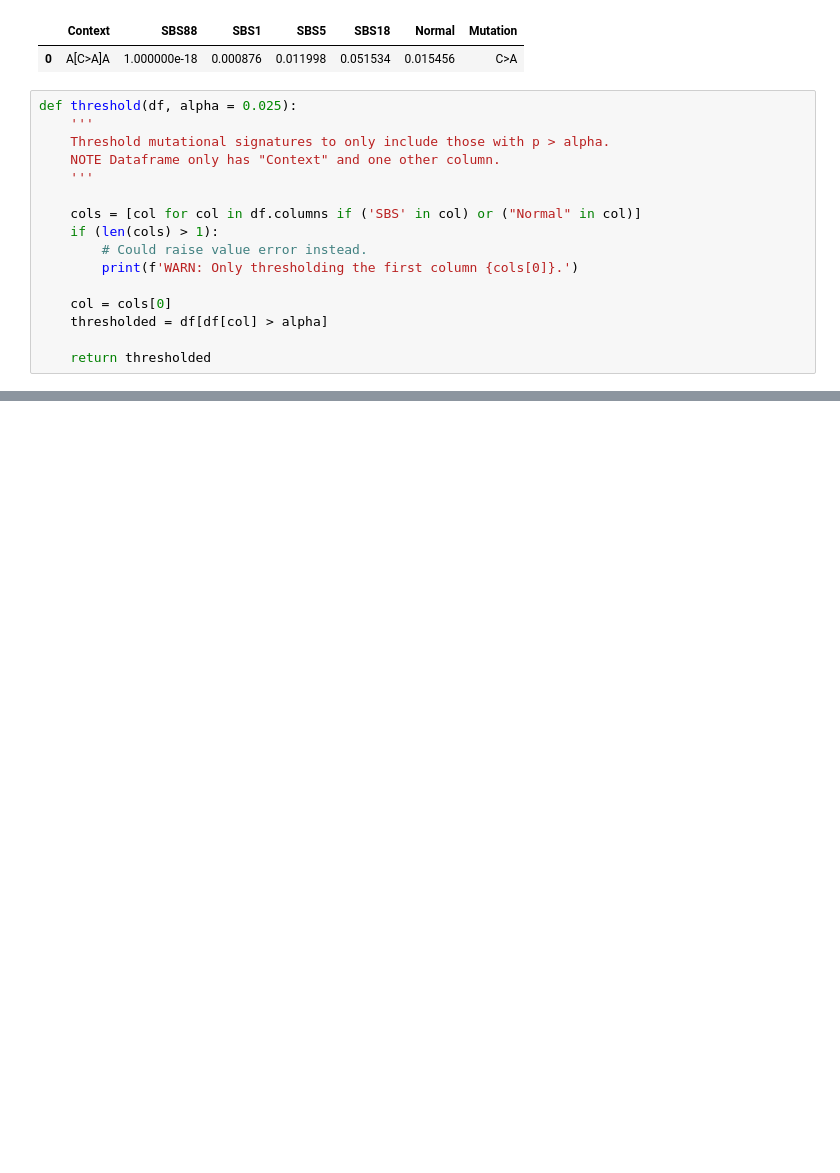
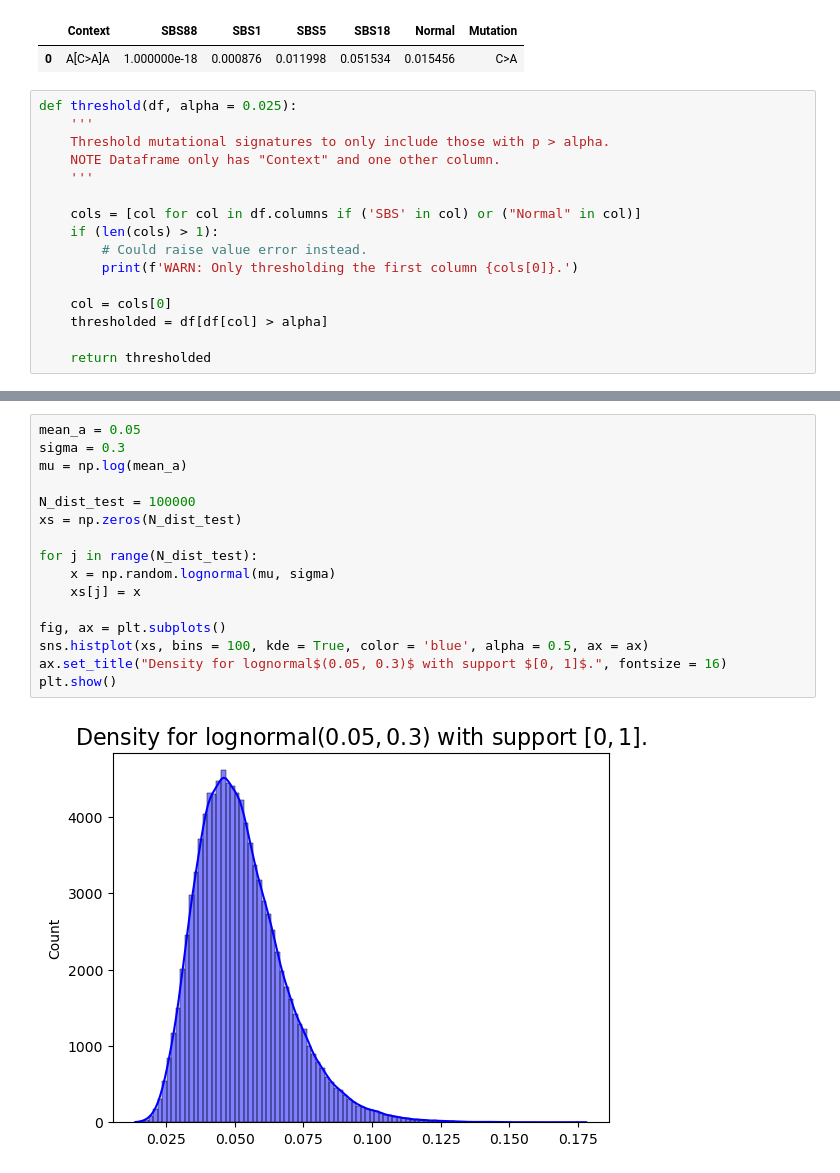
Before and after one commit to fredwdickinson/rscam-g6, a Jupyter notebook: Notebooks/compare_dists.ipynb, the cells around one changed output, grey strips where cells are left out. Drawn from its saved outputs; the diff is of its cells as text; blank space fills up the shorter version.

```diff
--- a/Notebooks/compare_dists.ipynb
+++ b/Notebooks/compare_dists.ipynb
@@ -109,0 +206,18 @@ for sig_col in sig_cols:
+# %%
+mean_a = 0.05
+sigma = 0.3
+mu = np.log(mean_a)
+
+N_dist_test = 100000
+xs = np.zeros(N_dist_test)
+
+for j in range(N_dist_test):
+    x = np.random.lognormal(mu, sigma)
+    xs[j] = x
+
+fig, ax = plt.subplots()
+sns.histplot(xs, bins = 100, kde = True, color = 'blue', alpha = 0.5, ax = ax)
+ax.set_title("Density for lognormal$(0.05, 0.3)$ with support $[0, 1]$.", fontsize = 16)
+plt.show()
+# %% [output]
+[figure, added]
```
Also changed, not shown: parts of 8 cells of this notebook.
